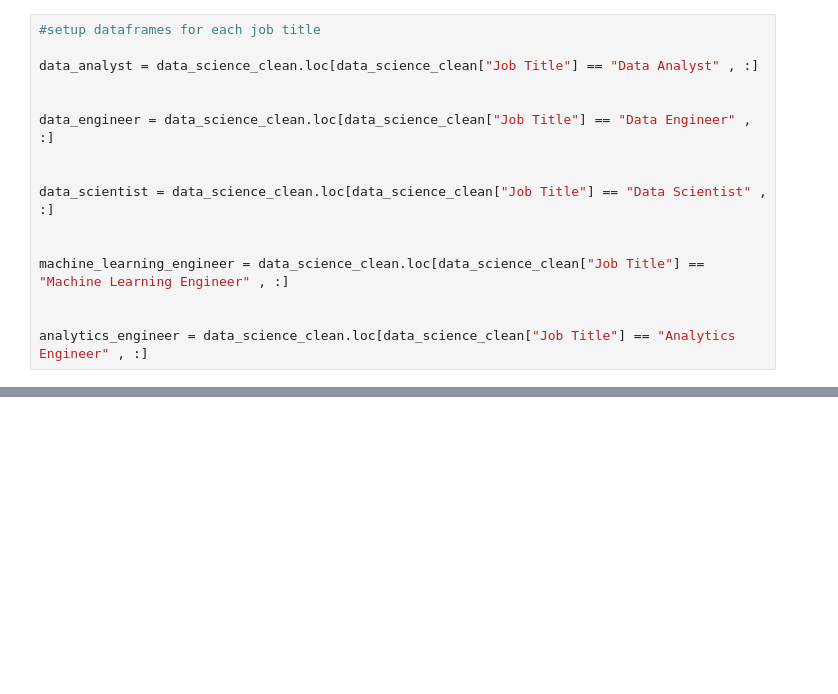
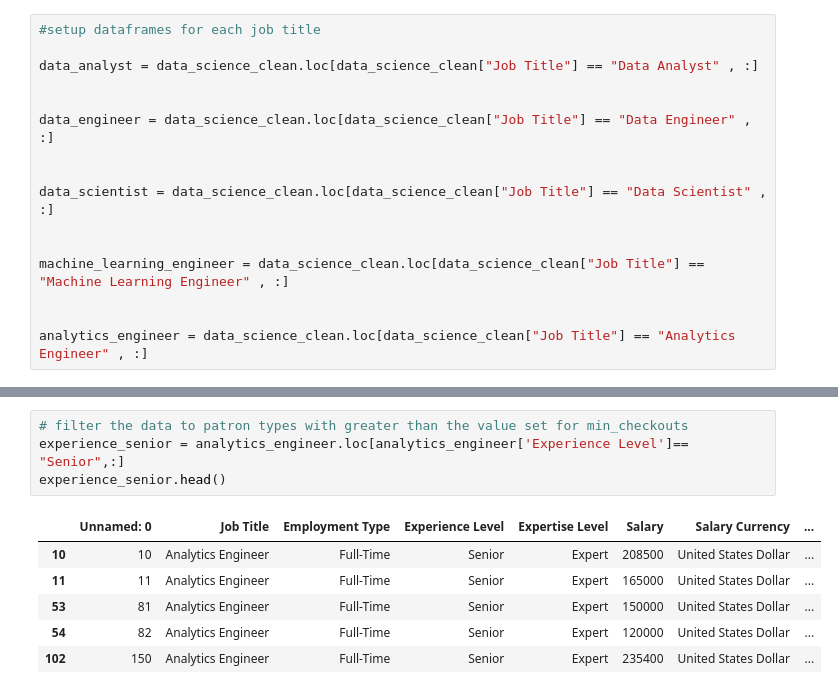
Before and after one commit to emilyshewcraft/project-one, a Jupyter notebook: Clean_Data_Science_Salaries.ipynb, the cells around one changed output, grey strips where cells are left out. Saved outputs shown, nothing was run; the diff lists cells and outputs as text; blank space fills up the shorter version.

```diff
--- a/Clean_Data_Science_Salaries.ipynb
+++ b/Clean_Data_Science_Salaries.ipynb
@@ -408,3 +410,14 @@ NormaltestResult(statistic=1.2325815565548925, pvalue=0.5399434979752452)
 The minimum median income of the potential outliers is 430640
 The maximum median income of the potential outliers is 430640
 -------------------------------------------------------------------
+# %%
+# filter the data to patron types with greater than the value set for min_checkouts
+experience_senior = analytics_engineer.loc[analytics_engineer['Experience Level']== "Senior",:]
+experience_senior.head()
+# %% [output]
+|  | Unnamed: 0 | Job Title | Employment Type | Experience Level | Expertise Level | Salary | Salary Currency | ... |
+| 10 | 10 | Analytics Engineer | Full-Time | Senior | Expert | 208500 | United States Dollar | ... |
+| 11 | 11 | Analytics Engineer | Full-Time | Senior | Expert | 165000 | United States Dollar | ... |
+| 53 | 81 | Analytics Engineer | Full-Time | Senior | Expert | 150000 | United States Dollar | ... |
+| 54 | 82 | Analytics Engineer | Full-Time | Senior | Expert | 120000 | United States Dollar | ... |
+| 102 | 150 | Analytics Engineer | Full-Time | Senior | Expert | 235400 | United States Dollar | ... |
```
Also changed, not shown: parts of 6 cells of this notebook, 2 other files.
